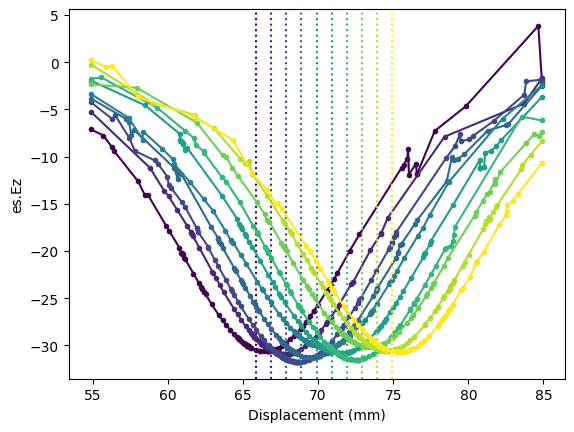
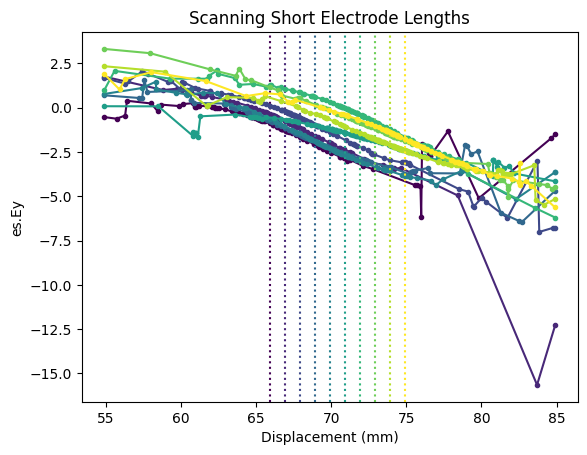
Code edit (unified diff) that turned the first committed figure into the second:
--- before
+++ after
@@ -51,5 +51,5 @@
     return cleaned_headers, data_matrix
 
-pi = 6  
+pi = 5  
 for fi in range(len(short_list)):
     f = short_list[fi]
@@ -62,2 +62,3 @@
     plt.ylabel(cnames[pi])
     plt.xlabel("Displacement (mm)")
+    plt.title("Scanning Short Electrode Lengths")

Commit: Updated electrode potential calculation plots.